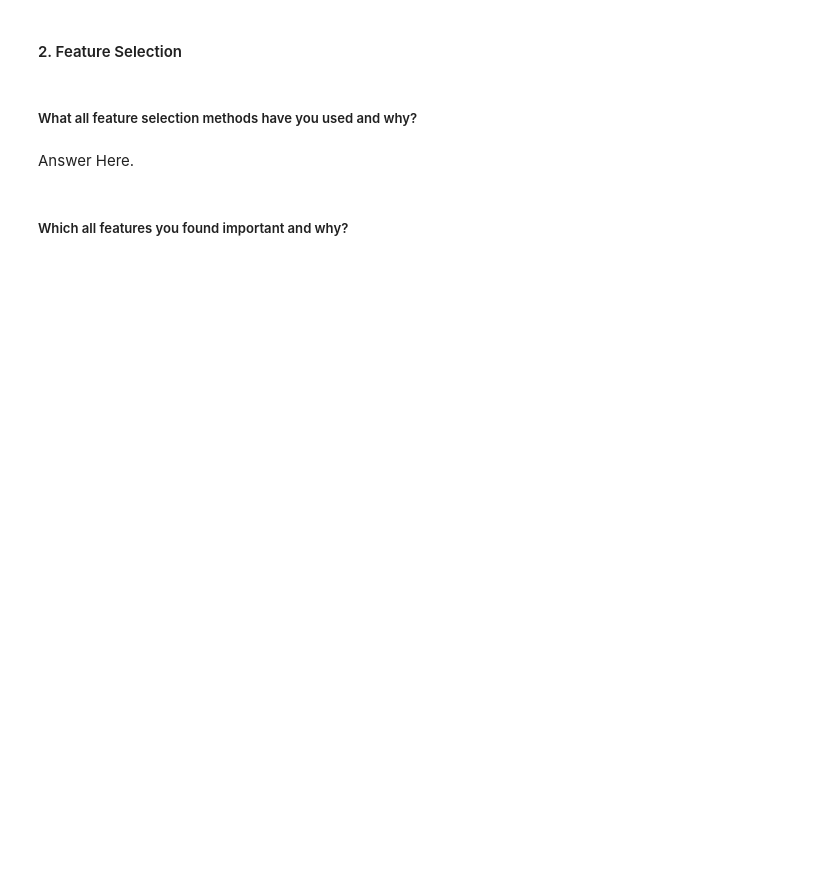
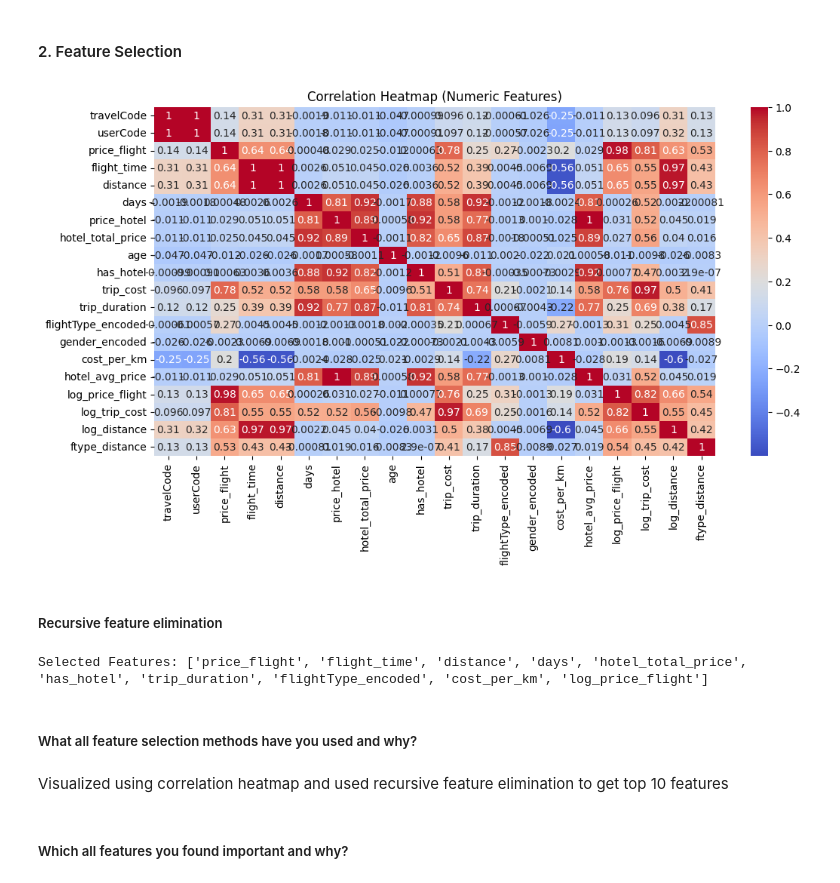
Before and after one commit to bsshewale/Voyage-Analytics-Integrating-MLOps-in-Travel-Industry, a Jupyter notebook: Voyage_Analytics_Integrating_MLOps_in_Travel_Industry.ipynb, the cells around one changed output. Cells and saved outputs as stored; diff of their text form; code cells hidden in the pictures; blank space fills up the shorter version.

```diff
--- a/Voyage_Analytics_Integrating_MLOps_in_Travel_Industry.ipynb
+++ b/Voyage_Analytics_Integrating_MLOps_in_Travel_Industry.ipynb
@@ -976,0 +1031,6 @@ Answer Here.
+# %%
+from sklearn.preprocessing import LabelEncoder
+# Label encoding
+le = LabelEncoder()
+trip_data['flightType_encoded'] = le.fit_transform(trip_data['flightType'])
+trip_data['gender_encoded'] = le.fit_transform(trip_data['gender'])
@@ -977,2 +1047,5 @@ Answer Here.
+# %%
+# One hot encoding
+trip_data = pd.get_dummies(trip_data, columns=['agency', 'hotel_place'], drop_first=True)
 # %% [markdown]
 #### What all categorical encoding techniques have you used & why did you use those techniques?
@@ -1039,0 +1090,13 @@ Answer Here.
+# %%
+# Log transform for normalization
+
+trip_data['log_price_flight'] = np.log1p(trip_data['price_flight'])
+trip_data['log_trip_cost'] = np.log1p(trip_data['trip_cost'])
+trip_data['log_distance'] = np.log1p(trip_data['distance'])
+# %%
+# Flight Type x Distance
+trip_data['ftype_distance'] = trip_data['flightType_encoded'] * trip_data['distance']
+
+# Age group of users
+trip_data['age_group'] = pd.cut(trip_data['age'], bins=[0,18,30,50,70,100],
+                                labels=['Teen','Young','Adult','Mid-age','Senior'])
@@ -1044,6 +1125,36 @@ Answer Here.
+# %%
+# Select your features wisely to avoid overfitting
+import seaborn as sns
+import matplotlib.pyplot as plt
+
+# Correlation heatmap (numeric features only)
+numeric_features = trip_data.select_dtypes(include=['int64','float64'])
+plt.figure(figsize=(12,6))
+sns.heatmap(numeric_features.corr(), annot=True, cmap="coolwarm")
+plt.title("Correlation Heatmap (Numeric Features)")
+plt.show()
+# %% [output]
+[figure, added]
+# %% [markdown]
+##### Recursive feature elimination
+# %%
+from sklearn.feature_selection import RFE
+from sklearn.linear_model import LinearRegression
+
+X = trip_data.drop(columns=['trip_cost','log_trip_cost'])  # features
+y = trip_data['trip_cost']  # target
+
+model = LinearRegression()
+rfe = RFE(model, n_features_to_select=10)  # pick top 10 features
+fit = rfe.fit(X.select_dtypes(include=['int64','float64']), y)
+
+selected_features = X.select_dtypes(include=['int64','float64']).columns[fit.support_]
+print("Selected Features:", selected_features.tolist())
+# %% [output]
+Selected Features: ['price_flight', 'flight_time', 'distance', 'days', 'hotel_total_price', 'has_hotel', 'trip_duration', 'flightType_encoded', 'cost_per_km', 'log_price_flight']
 # %% [markdown]
 ##### What all feature selection methods have you used  and why?
-# %% [markdown]
-Answer Here.
+# %% [markdown]
+Visualized using correlation heatmap and used recursive feature elimination to get top 10 features
 # %% [markdown]
 ##### Which all features you found important and why?
```
Also changed, not shown: parts of 65 cells of this notebook.
